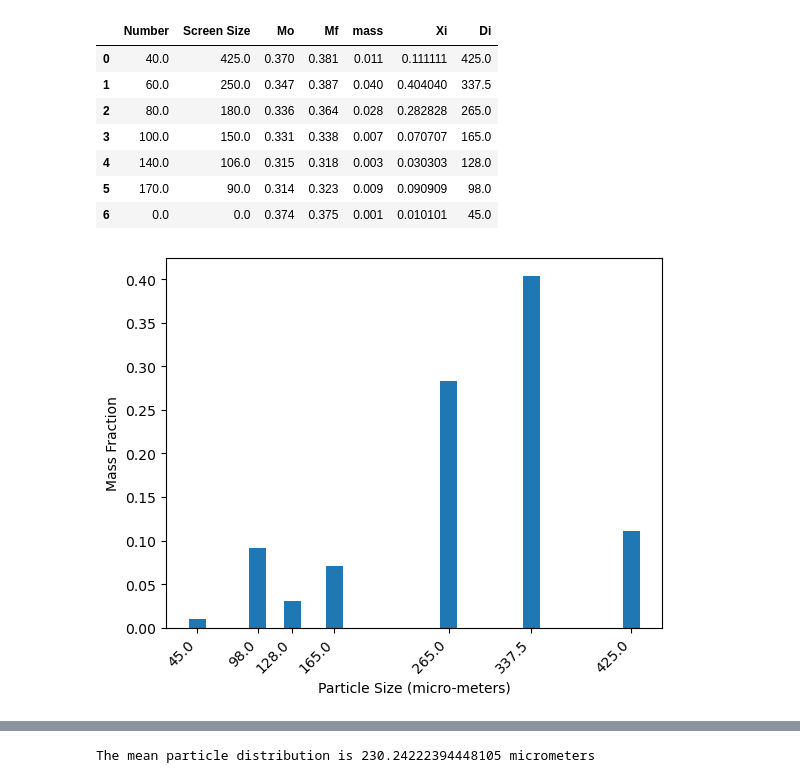
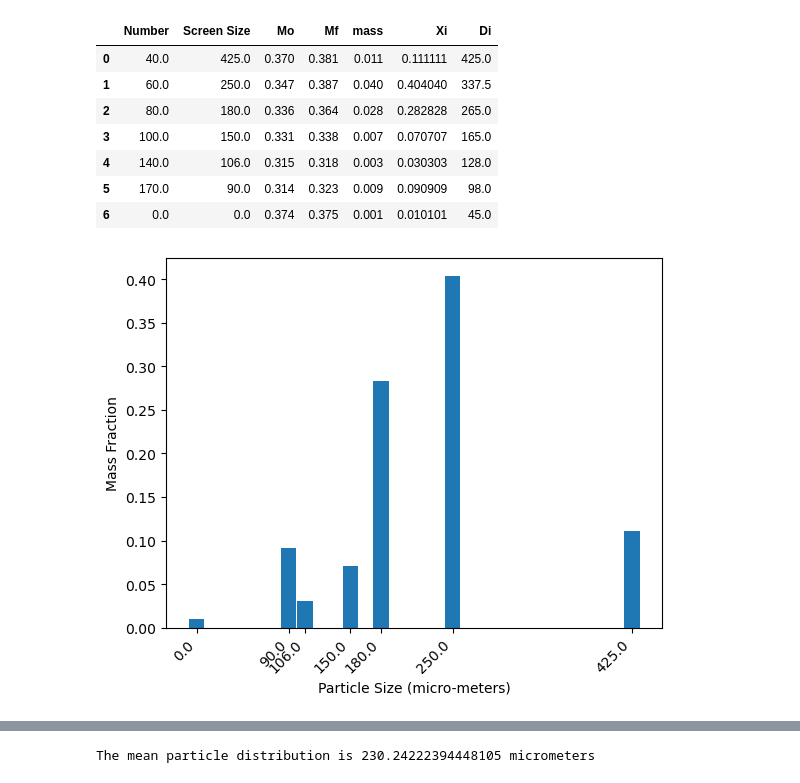
Before and after one commit to davissineath/ClassLabs, a Jupyter notebook: Fluids_labs/particle_size.ipynb, the cells around one changed output, grey strips where cells are left out. Drawn from its saved outputs; the diff is of its cells as text; code cells hidden in the pictures.

```diff
--- a/Fluids_labs/particle_size.ipynb
+++ b/Fluids_labs/particle_size.ipynb
@@ -24,8 +26,8 @@ data
 # %%
-plt.bar(data['Di'], data['Xi'], width = 15, tick_label=data['Di'])
+plt.bar(data['Screen Size'], data['Xi'], width = 15, tick_label=data['Screen Size'])
 plt.xticks(rotation=45, ha='right')
 plt.xlabel("Particle Size (micro-meters)")
 plt.ylabel("Mass Fraction")
 plt.show()
 # %% [output]
-[figure, old version]
+[figure, new version]
```
Also changed, not shown: parts of 3 cells of this notebook, 2 other files.
